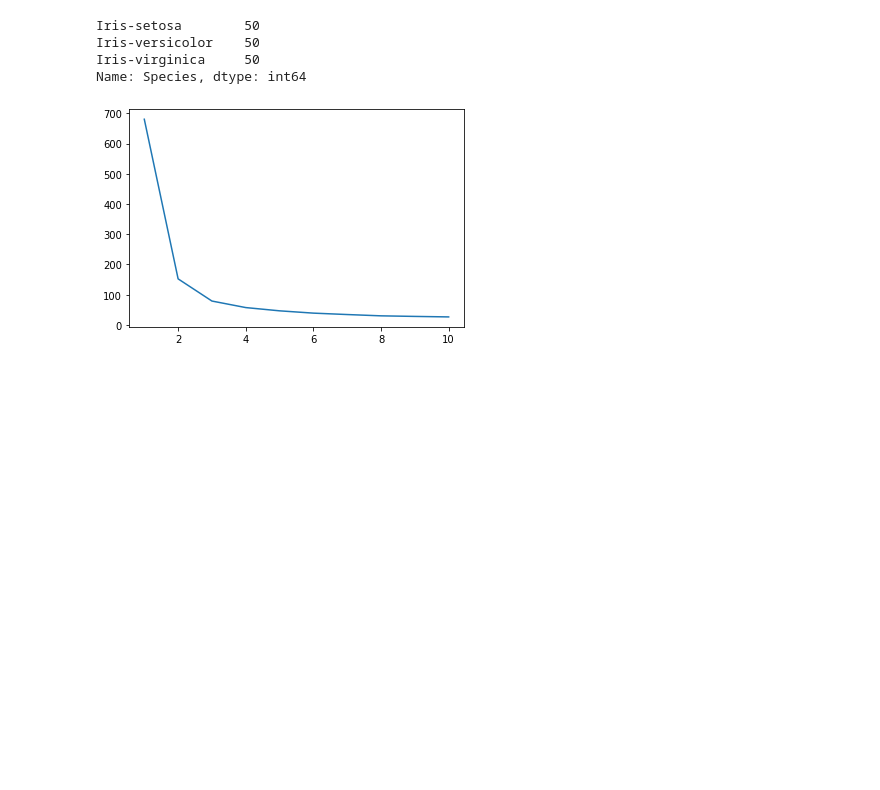
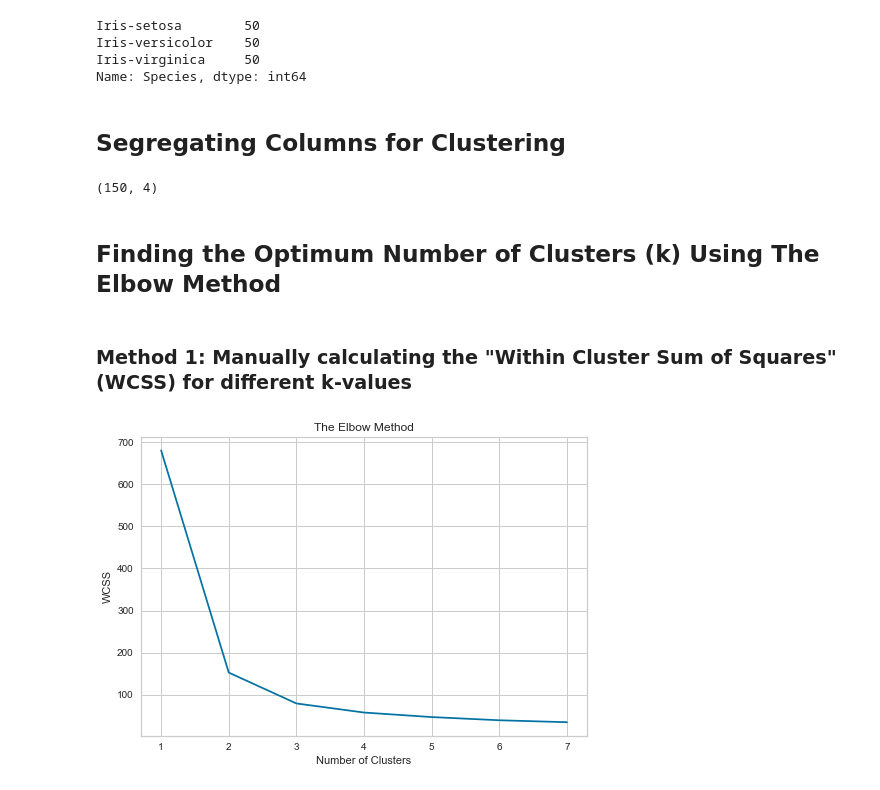
Before and after one commit to saranshkr/iris-kmeans-clustering, a Jupyter notebook: iris-clustering.ipynb, the cells around one changed output. Cells and saved outputs as stored; diff of their text form; code cells hidden in the pictures; blank space fills up the shorter version.

```diff
--- a/iris-clustering.ipynb
+++ b/iris-clustering.ipynb
@@ -23,5 +43,7 @@ Iris-setosa        50
 Iris-versicolor    50
 Iris-virginica     50
 Name: Species, dtype: int64
+# %% [markdown]
+## Segregating Columns for Clustering
 # %%
 x = df.iloc[:, 1:-1].values
@@ -30,12 +50,23 @@ from sklearn.cluster import KMeans
+# %%
+x.shape
+# %% [output]
+(150, 4)
+# %% [markdown]
+## Finding the Optimum Number of Clusters (k) Using The Elbow Method
+# %% [markdown]
+### Method 1: Manually calculating the "Within Cluster Sum of Squares" (WCSS) for different k-values
 # %%
 wcss = []
 
-for i in range(1, 11):
+for i in range(1, 8):
     kmeans = KMeans(n_clusters=i, init='k-means++')
     kmeans.fit(x)
     wcss.append(kmeans.inertia_)
 
-plt.plot(range(1, 11), wcss)
+plt.plot(range(1, 8), wcss)
+plt.xlabel("Number of Clusters")
+plt.ylabel("WCSS")
+plt.title("The Elbow Method")
 plt.show()
 # %% [output]
-[figure, old version]
+[figure, new version]
```
Also changed, not shown: parts of 20 cells of this notebook.
